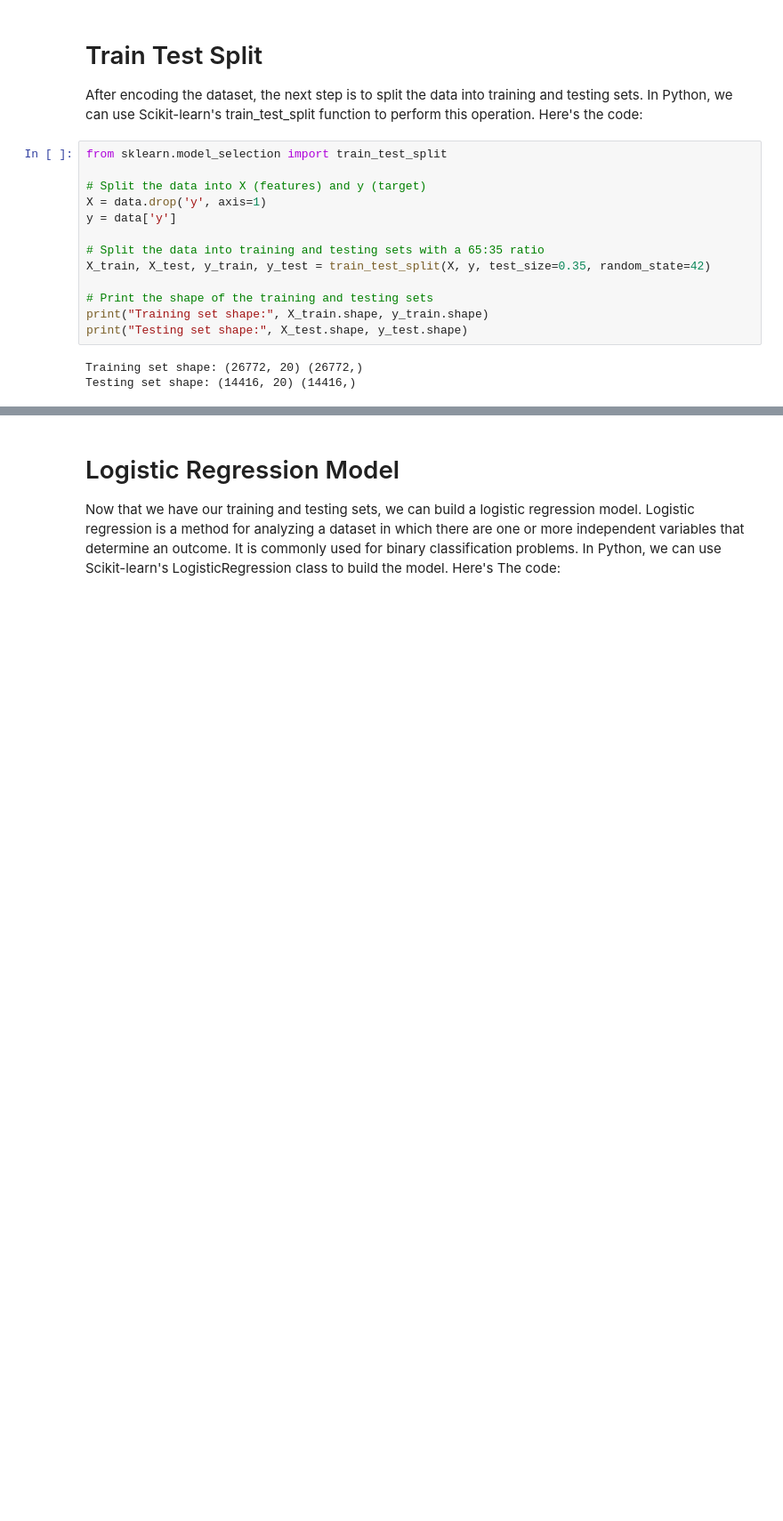
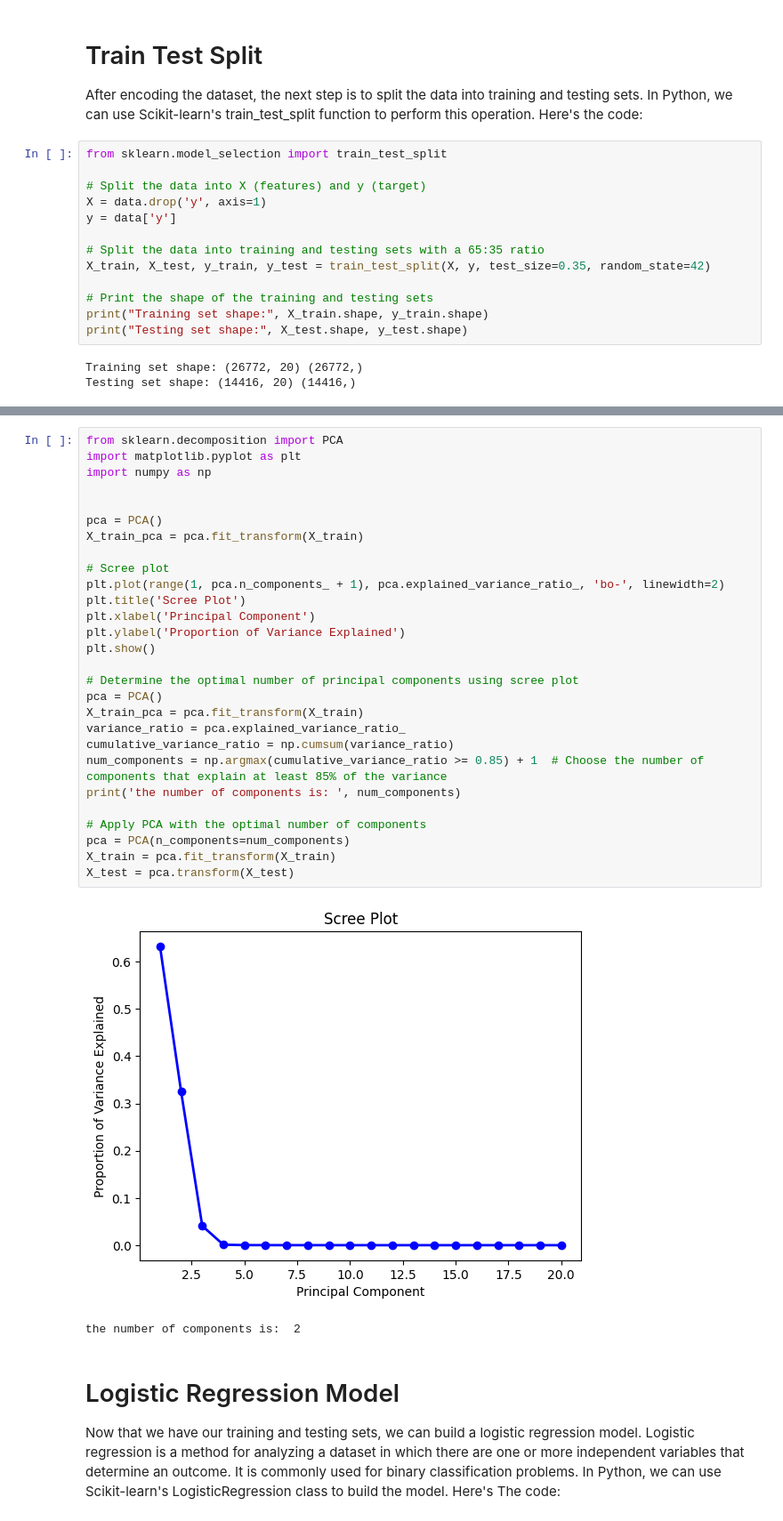
Before and after one commit to parsakhavarinejad/bank_marketing, a Jupyter notebook: Multivariate statistical analysis.ipynb, the cells around one changed output, grey strips where cells are left out. Shown: that part at 89% size. Saved outputs shown, nothing was run; the diff lists cells and outputs as text; blank space fills up the shorter version.

```diff
--- a/Multivariate statistical analysis.ipynb
+++ b/Multivariate statistical analysis.ipynb
@@ -112,3 +124,34 @@ By setting the `random_state` parameter to a fixed value, we can ensure that the
+# %%
+from sklearn.decomposition import PCA
+import matplotlib.pyplot as plt
+import numpy as np
+
+
+pca = PCA()
+X_train_pca = pca.fit_transform(X_train)
+
+# Scree plot
+plt.plot(range(1, pca.n_components_ + 1), pca.explained_variance_ratio_, 'bo-', linewidth=2)
+plt.title('Scree Plot')
+plt.xlabel('Principal Component')
+plt.ylabel('Proportion of Variance Explained')
+plt.show()
+
+# Determine the optimal number of principal components using scree plot
+pca = PCA()
+X_train_pca = pca.fit_transform(X_train)
+variance_ratio = pca.explained_variance_ratio_
+cumulative_variance_ratio = np.cumsum(variance_ratio)
+num_components = np.argmax(cumulative_variance_ratio >= 0.85) + 1  # Choose the number of components that explain at least 85% of the variance
+print('the number of components is: ', num_components)
+
+# Apply PCA with the optimal number of components
+pca = PCA(n_components=num_components)
+X_train = pca.fit_transform(X_train)
+X_test = pca.transform(X_test)
+# %% [output]
+[figure, added]
+the number of components is:  2
 # %% [markdown]
 # Logistic Regression Model
 
```
Also changed, not shown: parts of 7 cells of this notebook, 2 other files.
